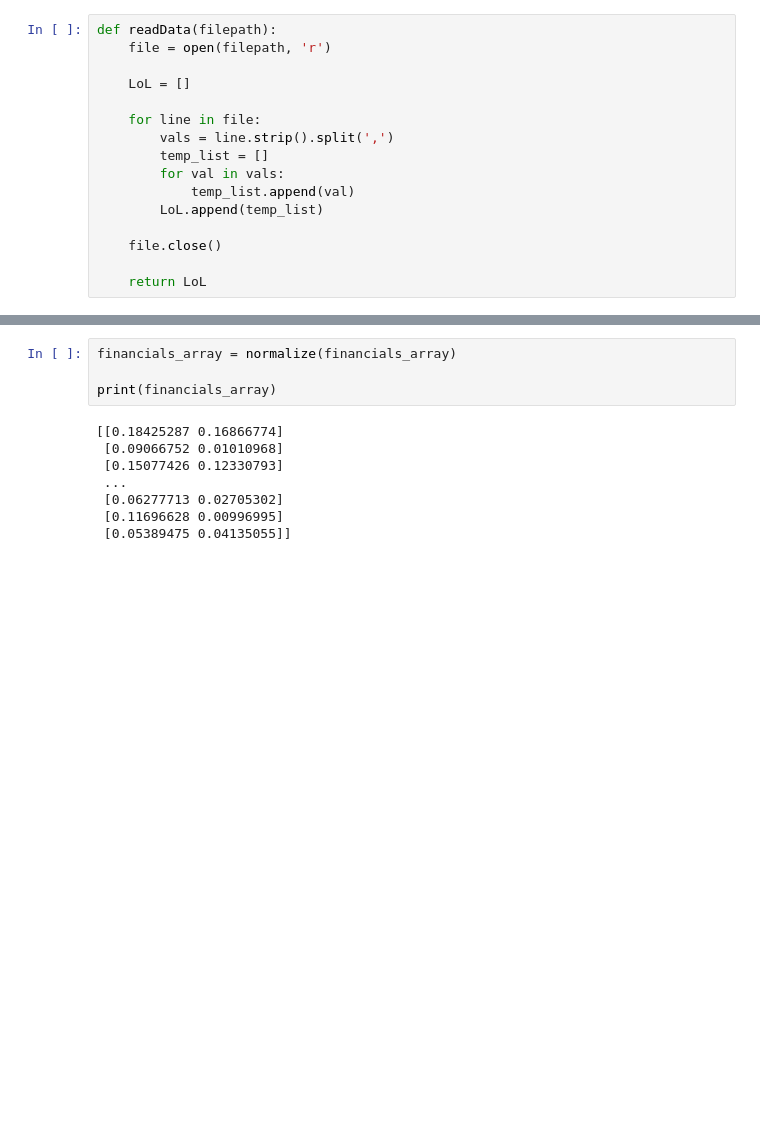
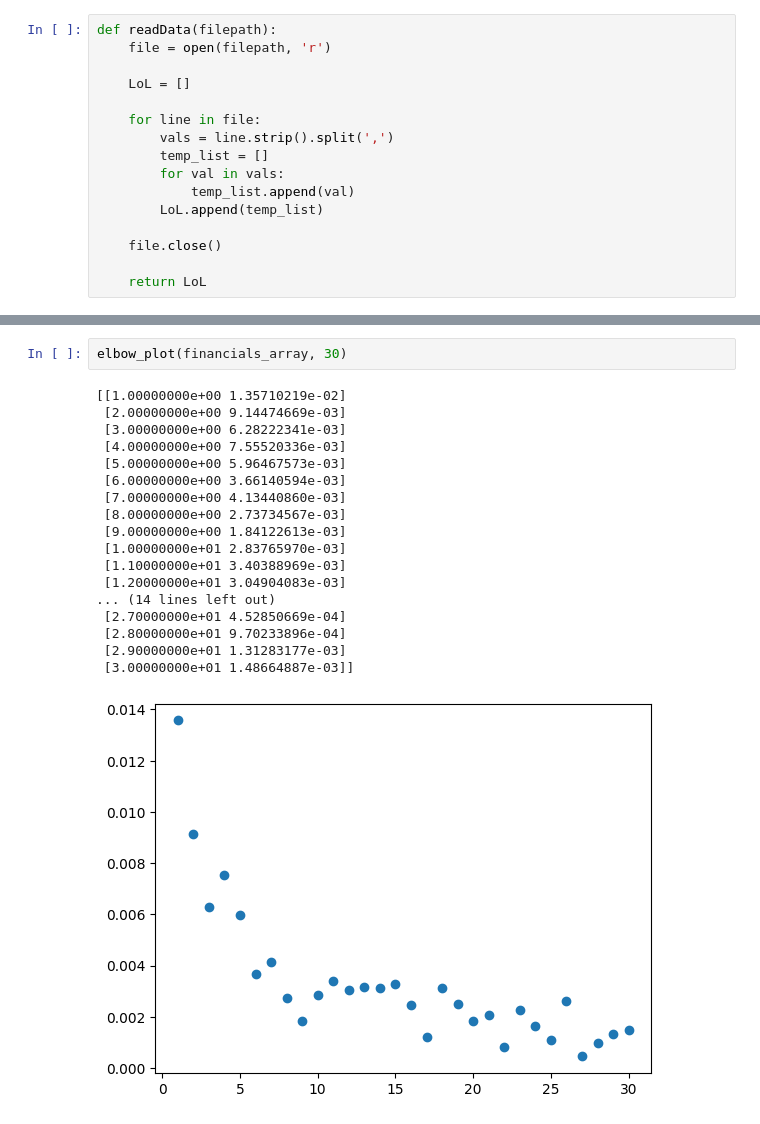
Before and after one commit to LiamQuinlan/cs339_kmeans2, a Jupyter notebook: kmeans.ipynb, the cells around one changed output, grey strips where cells are left out. Saved outputs shown, nothing was run; the diff lists cells and outputs as text; blank space fills up the shorter version.

```diff
--- a/kmeans.ipynb
+++ b/kmeans.ipynb
@@ -256,15 +283,24 @@ print(financials_array)
-# %%
-financials_array = normalize(financials_array)
-
-print(financials_array)
-# %% [output]
-[[0.18425287 0.16866774]
- [0.09066752 0.01010968]
- [0.15077426 0.12330793]
- ...
- [0.06277713 0.02705302]
- [0.11696628 0.00996995]
- [0.05389475 0.04135055]]
+# %%
+elbow_plot(financials_array, 30)
+# %% [output]
+[[1.00000000e+00 1.35710219e-02]
+ [2.00000000e+00 9.14474669e-03]
+ [3.00000000e+00 6.28222341e-03]
+ [4.00000000e+00 7.55520336e-03]
+ [5.00000000e+00 5.96467573e-03]
+ [6.00000000e+00 3.66140594e-03]
+ [7.00000000e+00 4.13440860e-03]
+ [8.00000000e+00 2.73734567e-03]
+ [9.00000000e+00 1.84122613e-03]
+ [1.00000000e+01 2.83765970e-03]
+ [1.10000000e+01 3.40388969e-03]
+ [1.20000000e+01 3.04904083e-03]
+... (14 lines left out)
+ [2.70000000e+01 4.52850669e-04]
+ [2.80000000e+01 9.70233896e-04]
+ [2.90000000e+01 1.31283177e-03]
+ [3.00000000e+01 1.48664887e-03]]
+[figure, added]
 # %%
 centers, clusters = kmeans(financials_array, 10)
 
```
Also changed, not shown: parts of 11 cells of this notebook.
